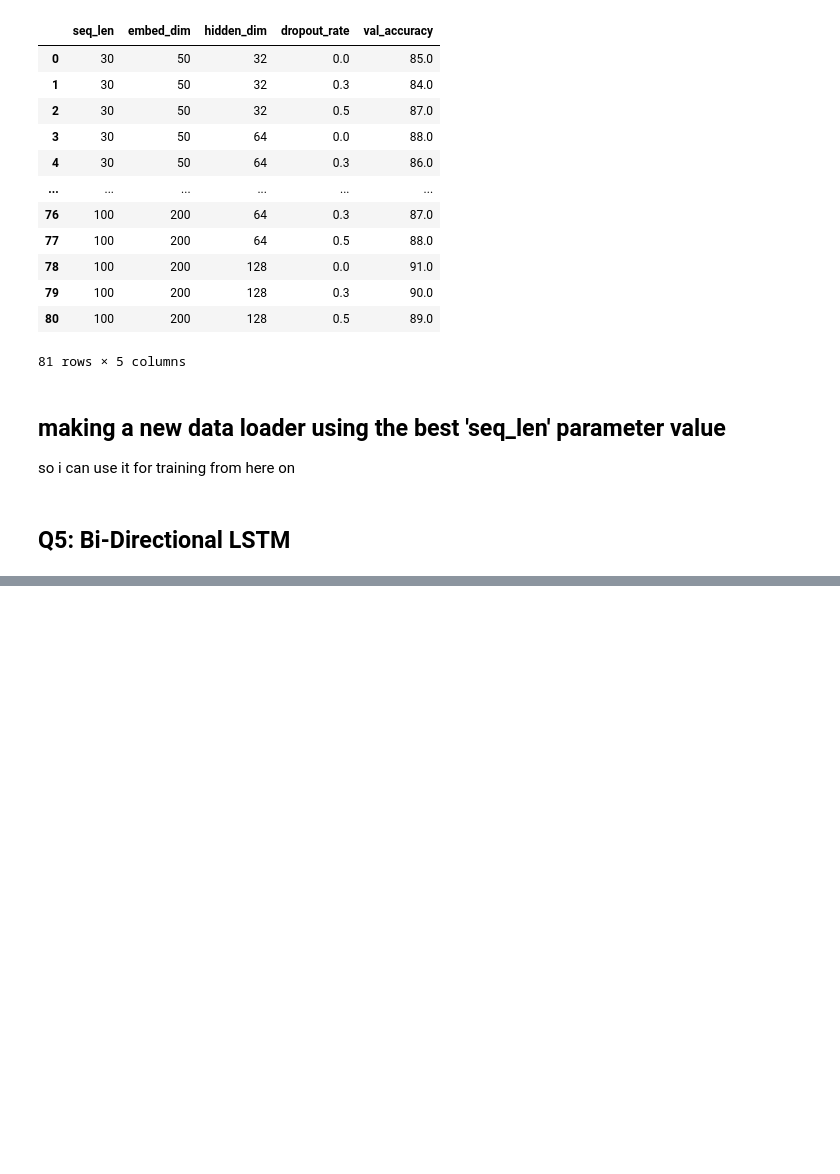
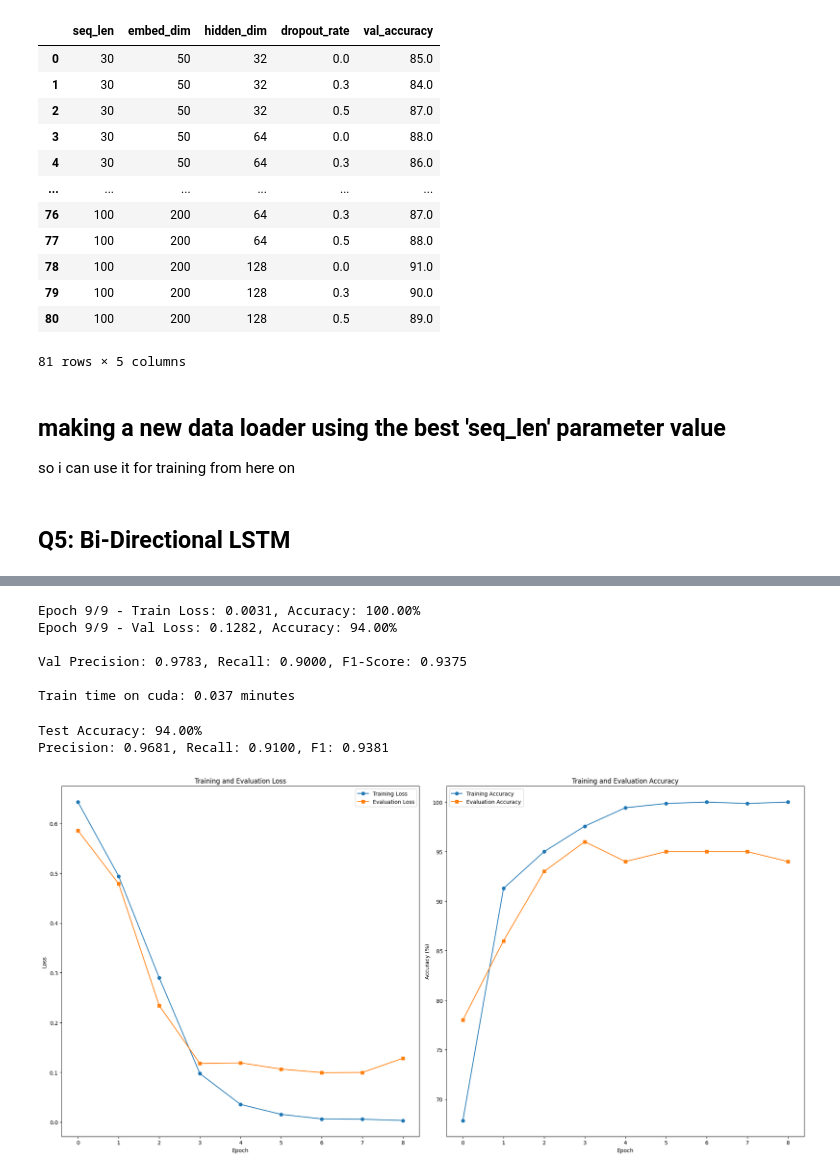
Before and after one commit to MSadegh-Eft/rnn-email-classification-ann, a Jupyter notebook: main.ipynb, the cells around one changed output, grey strips where cells are left out. Saved outputs shown, nothing was run; the diff lists cells and outputs as text; code cells hidden in the pictures; blank space fills up the shorter version.

```diff
--- a/main.ipynb
+++ b/main.ipynb
@@ -243,3 +243,6 @@ emails['input_ids'] = emails['processed_text_tokens'].apply(    lambda tokens: t
 ## Q5: Bi-Directional LSTM
 # %%
 class BiLSTMClassifier(nn.Module):    def __init__(self, vocab_size, embed_dim, hidden_dim, dropout=0.0):        super(BiLSTMClassifier, self).__init__()        self.embedding = nn.Embedding(vocab_size, embed_dim, padding_idx=token2idx["<PAD>"])        self.lstm = nn.LSTM(input_size=embed_dim, hidden_size=hidden_dim,                            batch_first=True, dropout=dropout if dropout > 0 else 0, bidirectional=True)        self.dropout = nn.Dropout(dropout)        self.fc = nn.Linear(hidden_dim * 2, 1)  # Multiply by 2 for bidirectional    def forward(self, x):        embedded = self.embedding(x)                      # [batch, seq_len, embed_dim]        _, (hidden, _) = self.lstm(embedded)              # hidden: [2, batch, hidden_dim]        hidden = torch.cat((hidden[0], hidden[1]), dim=1) # [batch, hidden_dim*2]        hidden = self.dropout(hidden)        out = self.fc(hidden)                             # [batch, 1]        return out.squeeze(1)
+# %%
+model = BiLSTMClassifier(vocab_size, embed_dim=int(best_row.embed_dim), hidden_dim=int(best_row.hidden_dim), dropout=best_row.dropout_rate).to(device)loss_fn = nn.BCEWithLogitsLoss()optimizer = torch.optim.Adam(model.parameters(), lr=0.001)train_losses, train_accuracies, val_losses, val_accuracies = train_validation(model, loss_fn, optimizer, train_loader, val_loader, device, epochs=9)testset_prediction(model, test_loader, device)plot_train_eval(train_losses, train_accuracies, val_losses, val_accuracies)
+# %% [output]
@@ -245,0 +265,9 @@ class BiLSTMClassifier(nn.Module):    def __init__(self, vocab_size, embed_dim,
+Epoch 9/9 - Train Loss: 0.0031, Accuracy: 100.00%
+Epoch 9/9 - Val Loss: 0.1282, Accuracy: 94.00%
+
+Val Precision: 0.9783, Recall: 0.9000, F1-Score: 0.9375
+
+Train time on cuda: 0.037 minutes
+Test Accuracy: 94.00%
+Precision: 0.9681, Recall: 0.9100, F1: 0.9381
+[figure, added]
```
Also changed, not shown: parts of 1 cell of this notebook.
